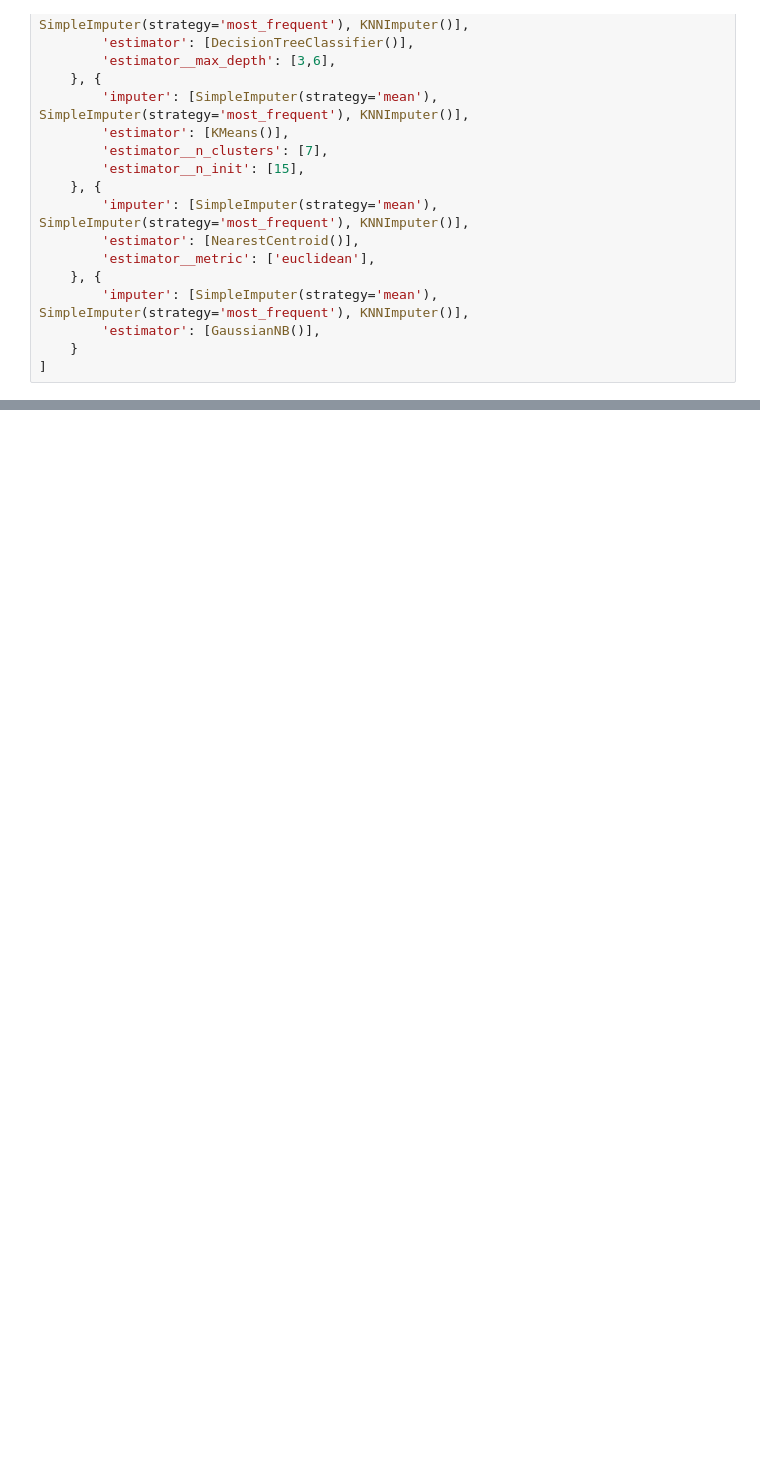
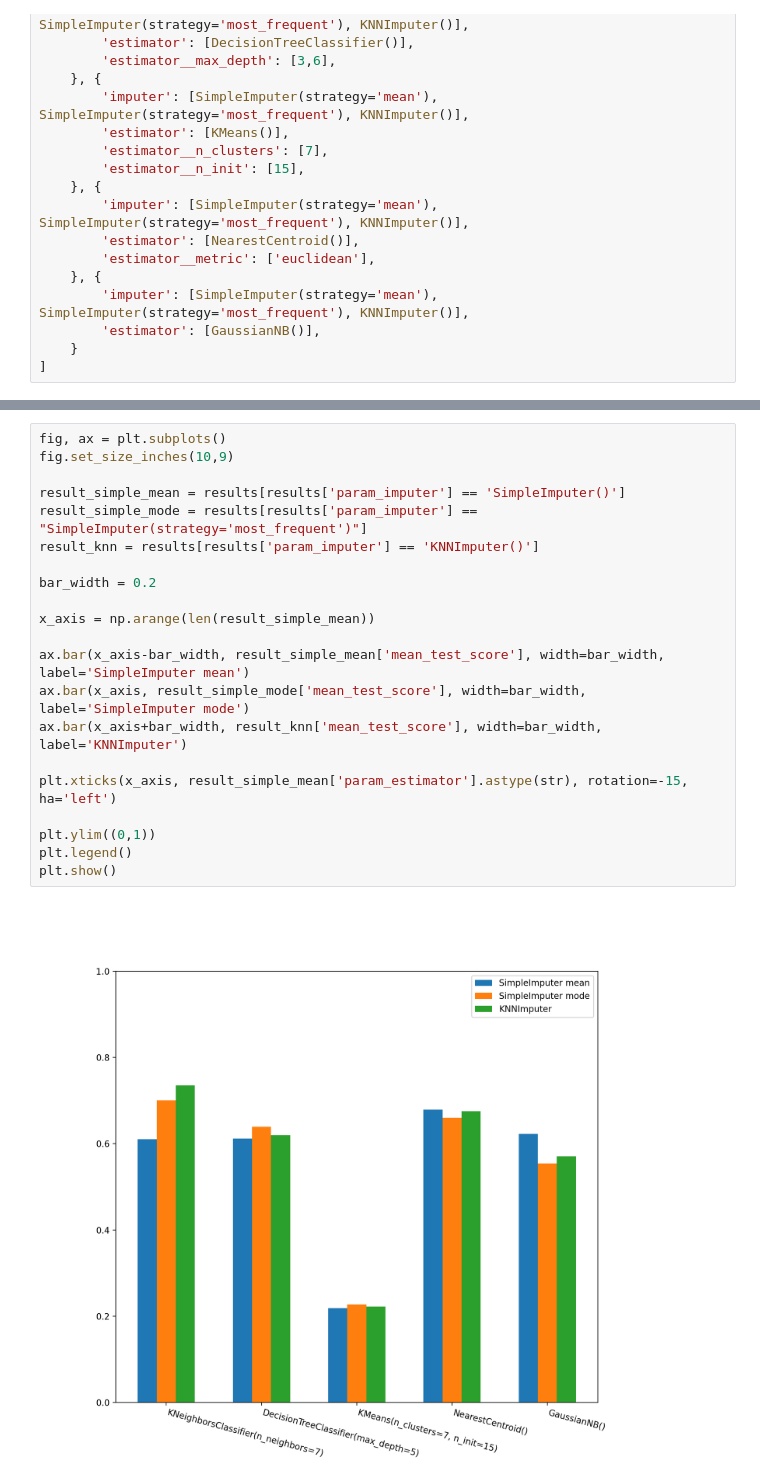
Before and after one commit to mograev/btvote, a Jupyter notebook: notebooks/1-pipeline.ipynb, the cells around one changed output, grey strips where cells are left out. Drawn from its saved outputs; the diff is of its cells as text; blank space fills up the shorter version.

```diff
--- a/notebooks/1-pipeline.ipynb
+++ b/notebooks/1-pipeline.ipynb
@@ -162,0 +213,23 @@ display(results)
+# %%
+fig, ax = plt.subplots()
+fig.set_size_inches(10,9)
+
+result_simple_mean = results[results['param_imputer'] == 'SimpleImputer()']
+result_simple_mode = results[results['param_imputer'] == "SimpleImputer(strategy='most_frequent')"]
+result_knn = results[results['param_imputer'] == 'KNNImputer()']
+
+bar_width = 0.2
+
+x_axis = np.arange(len(result_simple_mean))
+
+ax.bar(x_axis-bar_width, result_simple_mean['mean_test_score'], width=bar_width, label='SimpleImputer mean')
+ax.bar(x_axis, result_simple_mode['mean_test_score'], width=bar_width, label='SimpleImputer mode')
+ax.bar(x_axis+bar_width, result_knn['mean_test_score'], width=bar_width, label='KNNImputer')
+
+plt.xticks(x_axis, result_simple_mean['param_estimator'].astype(str), rotation=-15, ha='left')
+
+plt.ylim((0,1))
+plt.legend()
+plt.show()
+# %% [output]
+[figure, added]
```
Also changed, not shown: parts of 6 cells of this notebook.
